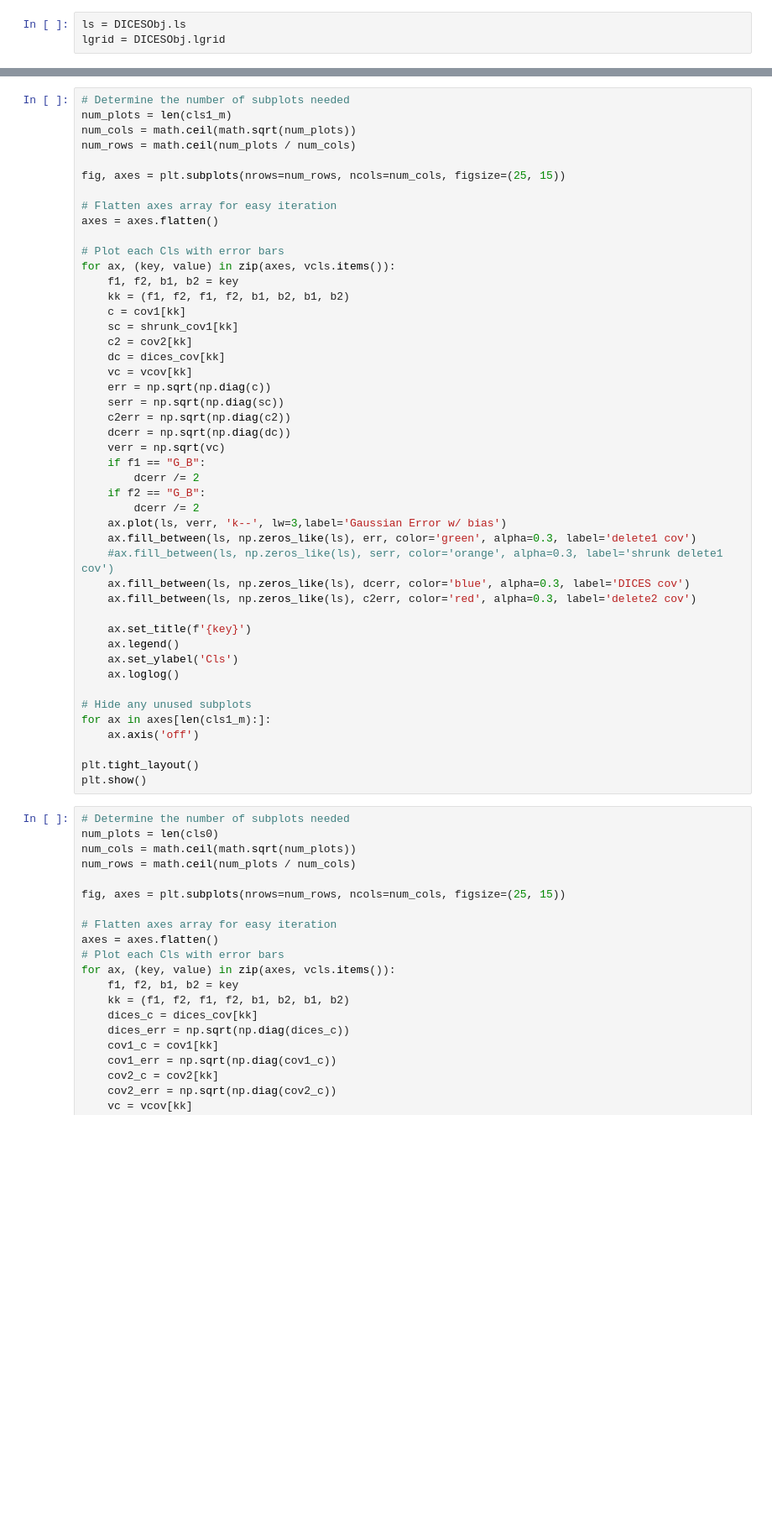
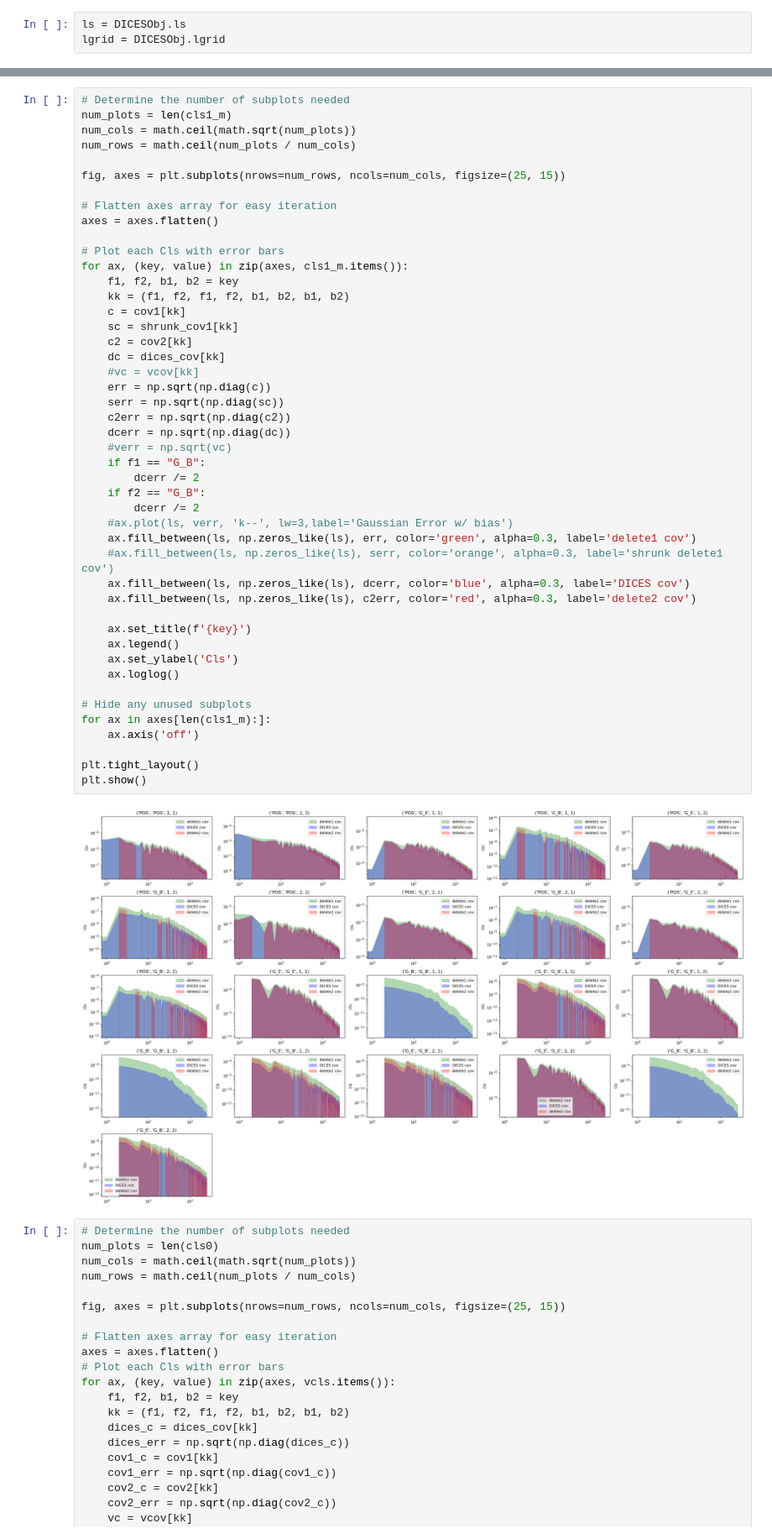
Before and after one commit to JaimeRZP/GLASS_cov_challenge, a Jupyter notebook: process_sim_lab.ipynb, the cells around one changed output, grey strips where cells are left out. Shown at 84% size. Saved outputs shown, nothing was run; the diff lists cells and outputs as text; blank space fills up the shorter version.

```diff
--- a/process_sim_lab.ipynb
+++ b/process_sim_lab.ipynb
@@ -218,40 +220,42 @@ fig, axes = plt.subplots(nrows=num_rows, ncols=num_cols, figsize=(25, 15))
 axes = axes.flatten()
 
 # Plot each Cls with error bars
-for ax, (key, value) in zip(axes, vcls.items()):
+for ax, (key, value) in zip(axes, cls1_m.items()):
     f1, f2, b1, b2 = key
     kk = (f1, f2, f1, f2, b1, b2, b1, b2)
     c = cov1[kk]
     sc = shrunk_cov1[kk]
     c2 = cov2[kk]
     dc = dices_cov[kk]
-    vc = vcov[kk]
+    #vc = vcov[kk]
     err = np.sqrt(np.diag(c))
     serr = np.sqrt(np.diag(sc))
     c2err = np.sqrt(np.diag(c2))
     dcerr = np.sqrt(np.diag(dc))
-    verr = np.sqrt(vc)
+    #verr = np.sqrt(vc)
     if f1 == "G_B":
         dcerr /= 2
     if f2 == "G_B":
         dcerr /= 2
-    ax.plot(ls, verr, 'k--', lw=3,label='Gaussian Error w/ bias')
+    #ax.plot(ls, verr, 'k--', lw=3,label='Gaussian Error w/ bias')
     ax.fill_between(ls, np.zeros_like(ls), err, color='green', alpha=0.3, label='delete1 cov')
     #ax.fill_between(ls, np.zeros_like(ls), serr, color='orange', alpha=0.3, label='shrunk delete1 cov')
     ax.fill_between(ls, np.zeros_like(ls), dcerr, color='blue', alpha=0.3, label='DICES cov')
     ax.fill_between(ls, np.zeros_like(ls), c2err, color='red', alpha=0.3, label='delete2 cov')
 
     ax.set_title(f'{key}')
     ax.legend()
     ax.set_ylabel('Cls')
     ax.loglog()
 
 # Hide any unused subplots
 for ax in axes[len(cls1_m):]:
     ax.axis('off')
 
 plt.tight_layout()
 plt.show()
+# %% [output]
+[figure, added]
 # %%
 # Determine the number of subplots needed
 num_plots = len(cls0)
```
Also changed, not shown: parts of 7 cells of this notebook, 1 other file.
